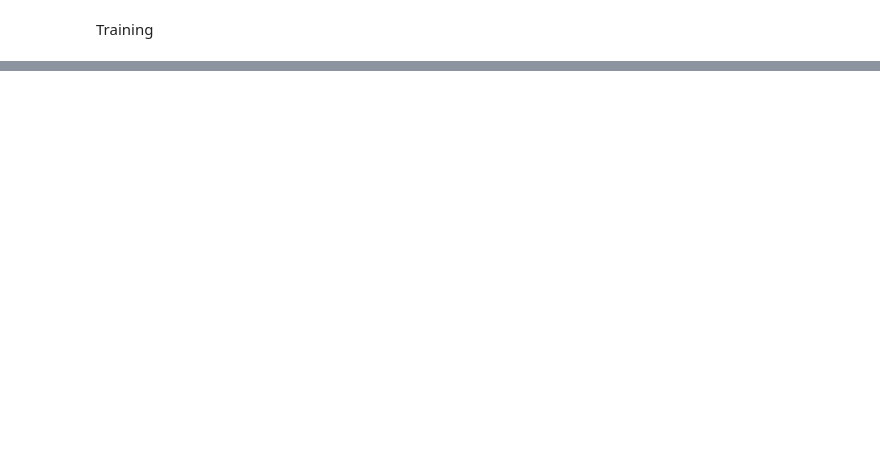
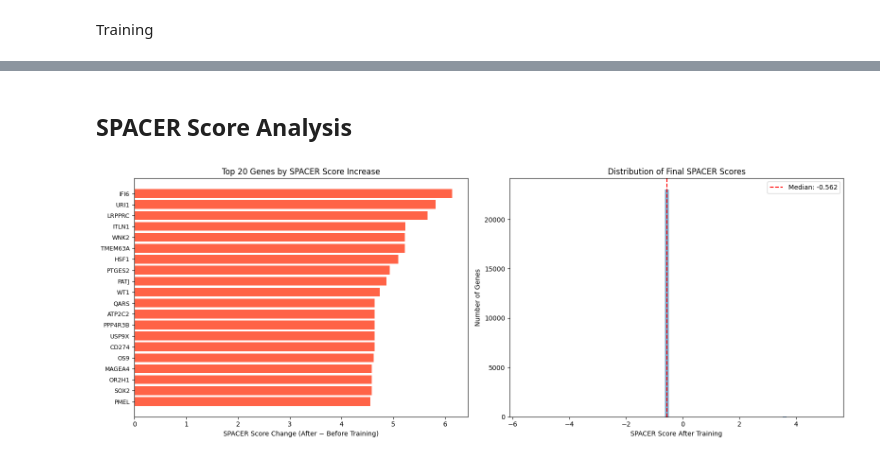
Before and after one commit to yaober/SPACER, a Jupyter notebook: train.ipynb, the cells around one changed output, grey strips where cells are left out. Drawn from its saved outputs; the diff is of its cells as text; code cells hidden in the pictures; blank space fills up the shorter version.

Commit message:
rebuttal analysis

```diff
--- a/train.ipynb
+++ b/train.ipynb
@@ -322,0 +369,31 @@ adata.X.shape # auroc 0.55
+# %% [markdown]
+## SPACER Score Analysis
+# %%
+last_epoch_file = os.path.join(output_dir, f'spacer_score_changes_epoch_{num_epochs}.csv')
+spacer_df = pd.read_csv(last_epoch_file)
+
+fig, axes = plt.subplots(1, 2, figsize=(16, 6))
+
+top20 = spacer_df.head(20)
+bar_colors = ['tomato' if d > 0 else 'steelblue' for d in top20['Difference']]
+axes[0].barh(range(20), top20['Difference'].values[::-1], color=bar_colors[::-1])
+axes[0].set_yticks(range(20))
+axes[0].set_yticklabels(top20['Gene'].values[::-1], fontsize=9)
+axes[0].set_xlabel('SPACER Score Change (After − Before Training)')
+axes[0].set_title('Top 20 Genes by SPACER Score Increase')
+axes[0].axvline(x=0, color='black', linestyle='--', alpha=0.5)
+
+final_scores = spacer_df['SPACER Score After Training'].values
+axes[1].hist(final_scores, bins=80, color='steelblue', alpha=0.7, edgecolor='none')
+axes[1].set_xlabel('SPACER Score After Training')
+axes[1].set_ylabel('Number of Genes')
+axes[1].set_title('Distribution of Final SPACER Scores')
+axes[1].axvline(x=np.median(final_scores), color='red', linestyle='--',
+                label=f'Median: {np.median(final_scores):.3f}')
+axes[1].legend()
+
+plt.tight_layout()
+plt.savefig(os.path.join(output_dir, 'spacer_scores.png'), dpi=150, bbox_inches='tight')
+plt.show()
+# %% [output]
+[figure, added]
```
Also changed, not shown: parts of 15 cells of this notebook, 23 other files.
